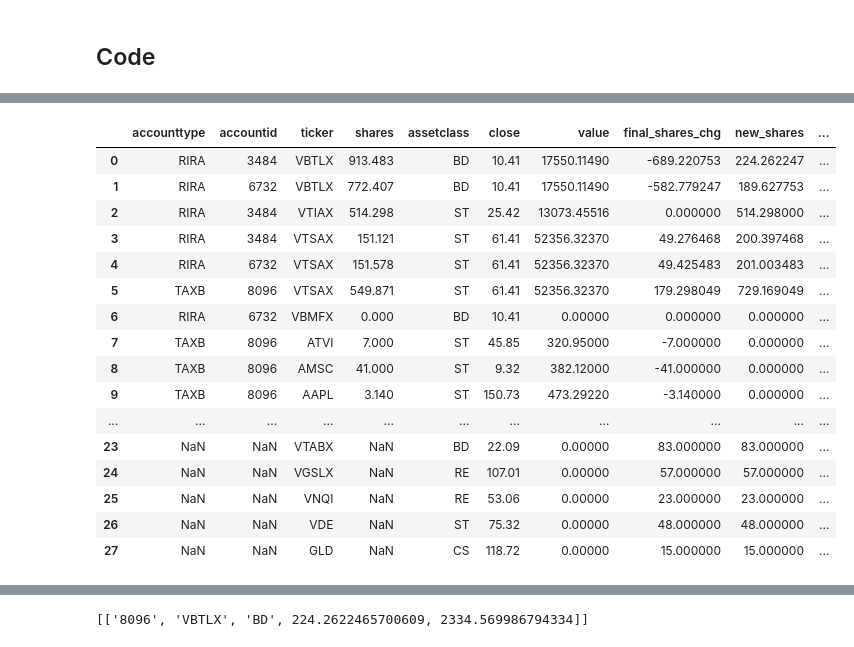
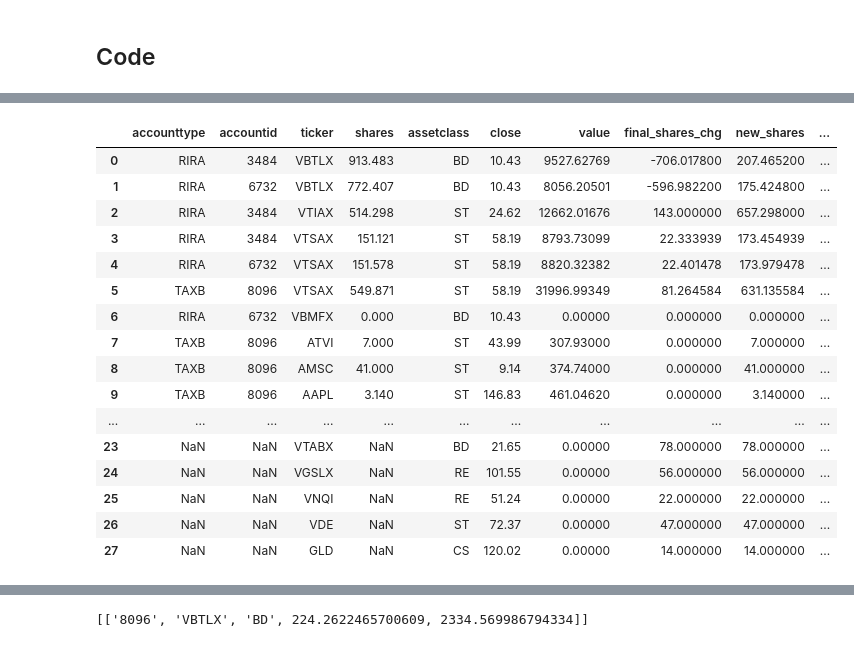
Before and after one commit to pogoetic/rebalance, a Jupyter notebook: portfolio_rebalance.ipynb, the cells around one changed output, grey strips where cells are left out. Drawn from its saved outputs; the diff is of its cells as text; code cells hidden in the pictures.

```diff
--- a/portfolio_rebalance.ipynb
+++ b/portfolio_rebalance.ipynb
@@ -54,25 +54,35 @@ now = datetime.datetime.now()
 #Settings
 new_money_in = 0
 #Set our rebalance threshold
-rebal_threshold = .05 #allowable allocation drift
-rebal_timeframe = 180 #in days
+rebal_threshold = .03 #allowable allocation drift
+rebal_timeframe = 90 #in days
 # %%
 #Define target and current allocations
 #create our target allocation
 columns_t = ['ticker','allocation_target','assetclass']
-positions_t = [['VTSAX',0.5652,'ST'],
-             ['VIGAX',0.0131,'ST'],
-             ['VSMAX',0.0066,'ST'],
-             ['VSEQX',0.0066,'ST'],
-             ['VWIGX',0.0507,'ST'],
-             ['VTRIX',0.0507,'ST'],
-             ['VTIAX',0.1521,'ST'],
-             ['VBTLX',0.035,'BD'],
-             ['VTABX',0.015,'BD'],
-             ['VGSLX',0.05,'RE'],
-             ['VNQI',0.01,'RE'],
-             ['VDE',0.03,'ST'],
-             ['GLD',0.015,'CS']]
+positions_t = [['VTSAX',0.50,'ST'],
+               ['VIGAX',0.0131,'ST'],
+               ['VSMAX',0.0066,'ST'],
+               ['VSEQX',0.0066,'ST'],
+               ['VWIGX',0.0507,'ST'],
+               ['VTRIX',0.0507,'ST'],
+               ['VTIAX',0.1421,'ST'],
+               ['VBTLX',0.035,'BD'],
+               ['VTABX',0.015,'BD'],
+               ['VGSLX',0.05,'RE'],
+               ['VNQI',0.01,'RE'],
+               ['VDE',0.03,'ST'],
+               ['GLD',0.015,'CS'],
+               ['ESGV',0.0066,'ST',],
+               ['VSGX',.01,'ST'],
+               ['AAPL',0.0039,'ST'],
+               ['AMSC',0.0031,'ST'],
+               ['ATVI',0.0026,'ST'],
+               ['EA',0.0025,'ST'],
+               ['NVDA',0.0032,'ST'],
+               ['ROBO',0.0062,'ST'],
+               ['TCEHY',0.0081,'ST'],
+               ['TSLA',.0290,'ST']]
 
 #set our current portfolio
 columns_c = ['accounttype','accountid','lastrebaldate','ticker','assetclass','basisdate','costbasis','shares']
@@ -267,50 +277,51 @@ graph_port.plot.barh(x='ticker',figsize=(20,10))
 # %%
-#Our last step is to turn our ticker-level strategy into account level actions
+#Next we turn our ticker-level strategy into account level actions
 #Join in our rebalanced portfolio and determine how to split value across accounts for a given ticker
 port = pd.merge(start_port[['accounttype','accountid','ticker','shares']],
                    exec_port[['ticker','assetclass','close','value','final_shares_chg','new_shares','new_value','new_value_chg','final_allocation']],
                    how = 'right',
                    left_on = 'ticker',
                    right_on = 'ticker')
 port['value_orig'] = port.close * port.shares
 #Calculate the value-weight of each ticker by account
 port['tick_alloc'] = port.value_orig / port.value #What pct of each ticker is in a given account?
 port['tick_alloc'].fillna(1.0,inplace=True)
 #check our sub-allocations
 assert(port.groupby('ticker').tick_alloc.sum().sum() == len(port.groupby('ticker').tick_alloc.sum()))
 
 #port.fillna({'assetclass_x':final_port.assetclass_y})
 
 #Recalculate the values proportionately
 port['final_shares_chg'] = port.final_shares_chg * port.tick_alloc
 port['new_shares'] = port.new_shares * port.tick_alloc
 port['new_value'] = port.new_value * port.tick_alloc
 port['new_value_chg'] = port.new_value_chg * port.tick_alloc
 port['final_allocation'] = port.final_allocation * port.tick_alloc
+port['value'] = port.value * port.tick_alloc
 port.drop(['value_orig','tick_alloc'],axis=1,inplace=True)
 
 #double check our final_allocation is 100%
-assert(port.final_allocation.sum()==1.0)
+assert(np.round(port.final_allocation.sum(),4)==1.0)
 
 #Lets look at our final portfolio at the account level
 port
 # %% [output]
 |  | accounttype | accountid | ticker | shares | assetclass | close | value | final_shares_chg | new_shares | ... |
-| 0 | RIRA | 3484 | VBTLX | 913.483 | BD | 10.41 | 17550.11490 | -689.220753 | 224.262247 | ... |
-| 1 | RIRA | 6732 | VBTLX | 772.407 | BD | 10.41 | 17550.11490 | -582.779247 | 189.627753 | ... |
-| 2 | RIRA | 3484 | VTIAX | 514.298 | ST | 25.42 | 13073.45516 | 0.000000 | 514.298000 | ... |
-| 3 | RIRA | 3484 | VTSAX | 151.121 | ST | 61.41 | 52356.32370 | 49.276468 | 200.397468 | ... |
-| 4 | RIRA | 6732 | VTSAX | 151.578 | ST | 61.41 | 52356.32370 | 49.425483 | 201.003483 | ... |
-| 5 | TAXB | 8096 | VTSAX | 549.871 | ST | 61.41 | 52356.32370 | 179.298049 | 729.169049 | ... |
-| 6 | RIRA | 6732 | VBMFX | 0.000 | BD | 10.41 | 0.00000 | 0.000000 | 0.000000 | ... |
-| 7 | TAXB | 8096 | ATVI | 7.000 | ST | 45.85 | 320.95000 | -7.000000 | 0.000000 | ... |
-| 8 | TAXB | 8096 | AMSC | 41.000 | ST | 9.32 | 382.12000 | -41.000000 | 0.000000 | ... |
-| 9 | TAXB | 8096 | AAPL | 3.140 | ST | 150.73 | 473.29220 | -3.140000 | 0.000000 | ... |
+| 0 | RIRA | 3484 | VBTLX | 913.483 | BD | 10.43 | 9527.62769 | -706.017800 | 207.465200 | ... |
+| 1 | RIRA | 6732 | VBTLX | 772.407 | BD | 10.43 | 8056.20501 | -596.982200 | 175.424800 | ... |
+| 2 | RIRA | 3484 | VTIAX | 514.298 | ST | 24.62 | 12662.01676 | 143.000000 | 657.298000 | ... |
+| 3 | RIRA | 3484 | VTSAX | 151.121 | ST | 58.19 | 8793.73099 | 22.333939 | 173.454939 | ... |
+| 4 | RIRA | 6732 | VTSAX | 151.578 | ST | 58.19 | 8820.32382 | 22.401478 | 173.979478 | ... |
+| 5 | TAXB | 8096 | VTSAX | 549.871 | ST | 58.19 | 31996.99349 | 81.264584 | 631.135584 | ... |
+| 6 | RIRA | 6732 | VBMFX | 0.000 | BD | 10.43 | 0.00000 | 0.000000 | 0.000000 | ... |
+| 7 | TAXB | 8096 | ATVI | 7.000 | ST | 43.99 | 307.93000 | 0.000000 | 7.000000 | ... |
+| 8 | TAXB | 8096 | AMSC | 41.000 | ST | 9.14 | 374.74000 | 0.000000 | 41.000000 | ... |
+| 9 | TAXB | 8096 | AAPL | 3.140 | ST | 146.83 | 461.04620 | 0.000000 | 3.140000 | ... |
 | ... | ... | ... | ... | ... | ... | ... | ... | ... | ... | ... |
-| 23 | NaN | NaN | VTABX | NaN | BD | 22.09 | 0.00000 | 83.000000 | 83.000000 | ... |
-| 24 | NaN | NaN | VGSLX | NaN | RE | 107.01 | 0.00000 | 57.000000 | 57.000000 | ... |
-| 25 | NaN | NaN | VNQI | NaN | RE | 53.06 | 0.00000 | 23.000000 | 23.000000 | ... |
-| 26 | NaN | NaN | VDE | NaN | ST | 75.32 | 0.00000 | 48.000000 | 48.000000 | ... |
-| 27 | NaN | NaN | GLD | NaN | CS | 118.72 | 0.00000 | 15.000000 | 15.000000 | ... |
+| 23 | NaN | NaN | VTABX | NaN | BD | 21.65 | 0.00000 | 78.000000 | 78.000000 | ... |
+| 24 | NaN | NaN | VGSLX | NaN | RE | 101.55 | 0.00000 | 56.000000 | 56.000000 | ... |
+| 25 | NaN | NaN | VNQI | NaN | RE | 51.24 | 0.00000 | 22.000000 | 22.000000 | ... |
+| 26 | NaN | NaN | VDE | NaN | ST | 72.37 | 0.00000 | 47.000000 | 47.000000 | ... |
+| 27 | NaN | NaN | GLD | NaN | CS | 120.02 | 0.00000 | 14.000000 | 14.000000 | ... |
 # %%
 #Finally, all new tickers need an account to land in
```
Also changed, not shown: parts of 7 cells of this notebook.
